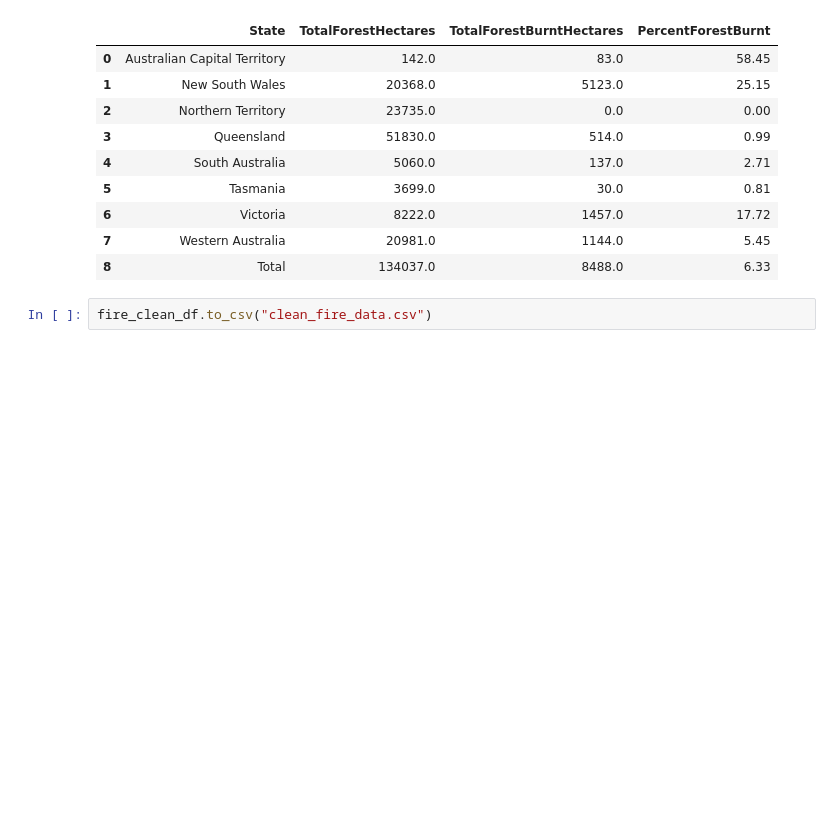
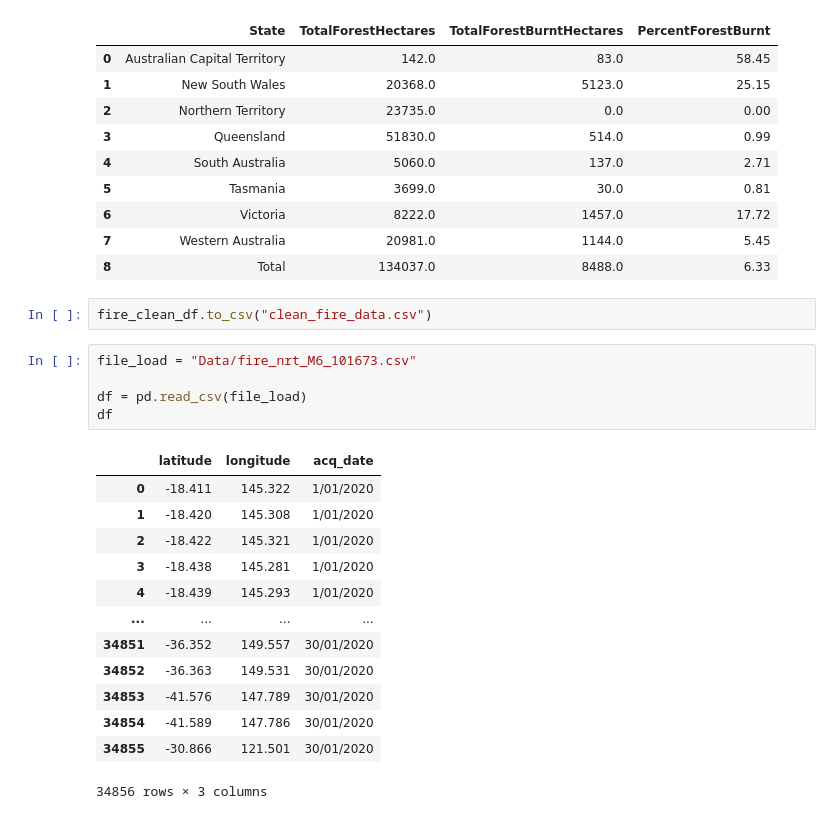
Before and after one commit to Franco1230/Group-Project-2---Bushfire-, a Jupyter notebook: DataPreProcessing/data_clean.ipynb, the cells around one changed output. Drawn from its saved outputs; the diff is of its cells as text; blank space fills up the shorter version.

```diff
--- a/DataPreProcessing/data_clean.ipynb
+++ b/DataPreProcessing/data_clean.ipynb
@@ -134,3 +134,22 @@ fire_clean_df.reset_index(drop=True)
 | 8 | Total | 134037.0 | 8488.0 | 6.33 |
 # %%
 fire_clean_df.to_csv("clean_fire_data.csv")
+# %%
+file_load = "Data/fire_nrt_M6_101673.csv"
+
+df = pd.read_csv(file_load)
+df
+# %% [output]
+|  | latitude | longitude | acq_date |
+| 0 | -18.411 | 145.322 | 1/01/2020 |
+| 1 | -18.420 | 145.308 | 1/01/2020 |
+| 2 | -18.422 | 145.321 | 1/01/2020 |
+| 3 | -18.438 | 145.281 | 1/01/2020 |
+| 4 | -18.439 | 145.293 | 1/01/2020 |
+| ... | ... | ... | ... |
+| 34851 | -36.352 | 149.557 | 30/01/2020 |
+| 34852 | -36.363 | 149.531 | 30/01/2020 |
+| 34853 | -41.576 | 147.789 | 30/01/2020 |
+| 34854 | -41.589 | 147.786 | 30/01/2020 |
+| 34855 | -30.866 | 121.501 | 30/01/2020 |
+34856 rows × 3 columns
```
Also changed, not shown: parts of 1 cell of this notebook, 4 other files.
